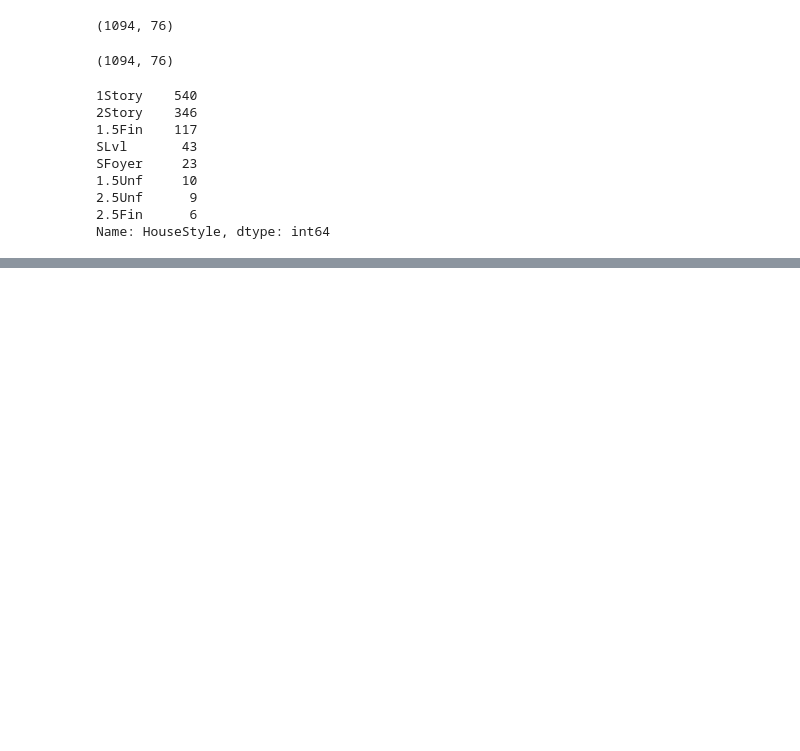
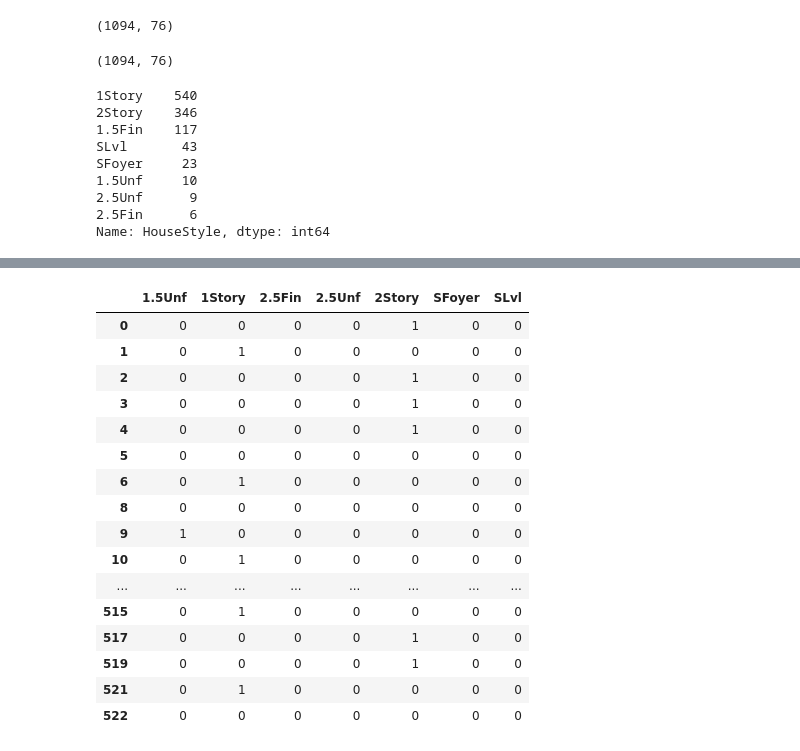
Before and after one commit to Shinan-tech/data-pt-ber-08-20, a Jupyter notebook: Projects/module-2_projects/01_statistical-analysis-project/your-code/Project 2 Train_Analysis.ipynb, the cells around one changed output, grey strips where cells are left out. Drawn from its saved outputs; the diff is of its cells as text; code cells hidden in the pictures; blank space fills up the shorter version.

```diff
--- a/Projects/module-2_projects/01_statistical-analysis-project/your-code/Project 2 Train_Analysis.ipynb
+++ b/Projects/module-2_projects/01_statistical-analysis-project/your-code/Project 2 Train_Analysis.ipynb
@@ -117,3 +117,25 @@ train2[["SalePrice", "LotArea", 'YearRemodAdd', 'YearBuilt',
+# %%
+train2['HouseStyle'].value_counts()
+housestyle=pd.get_dummies(train2['HouseStyle'], drop_first=True)
+housestyle
+# %% [output]
+|  | 1.5Unf | 1Story | 2.5Fin | 2.5Unf | 2Story | SFoyer | SLvl |
+| 0 | 0 | 0 | 0 | 0 | 1 | 0 | 0 |
+| 1 | 0 | 1 | 0 | 0 | 0 | 0 | 0 |
+| 2 | 0 | 0 | 0 | 0 | 1 | 0 | 0 |
+| 3 | 0 | 0 | 0 | 0 | 1 | 0 | 0 |
+| 4 | 0 | 0 | 0 | 0 | 1 | 0 | 0 |
+| 5 | 0 | 0 | 0 | 0 | 0 | 0 | 0 |
+| 6 | 0 | 1 | 0 | 0 | 0 | 0 | 0 |
+| 8 | 0 | 0 | 0 | 0 | 0 | 0 | 0 |
+| 9 | 1 | 0 | 0 | 0 | 0 | 0 | 0 |
+| 10 | 0 | 1 | 0 | 0 | 0 | 0 | 0 |
+| ... | ... | ... | ... | ... | ... | ... | ... |
+| 515 | 0 | 1 | 0 | 0 | 0 | 0 | 0 |
+| 517 | 0 | 0 | 0 | 0 | 1 | 0 | 0 |
+| 519 | 0 | 0 | 0 | 0 | 1 | 0 | 0 |
+| 521 | 0 | 1 | 0 | 0 | 0 | 0 | 0 |
+| 522 | 0 | 0 | 0 | 0 | 0 | 0 | 0 |
 # %%
 Y = train2["SalePrice"]
 X = train2[["LotArea", 'YearRemodAdd', 'YearBuilt','OverallQual', 'OverallCond', 'GarageArea', 'OpenPorchSF', 'EnclosedPorch',
```
Also changed, not shown: parts of 7 cells of this notebook, 1 other file.
